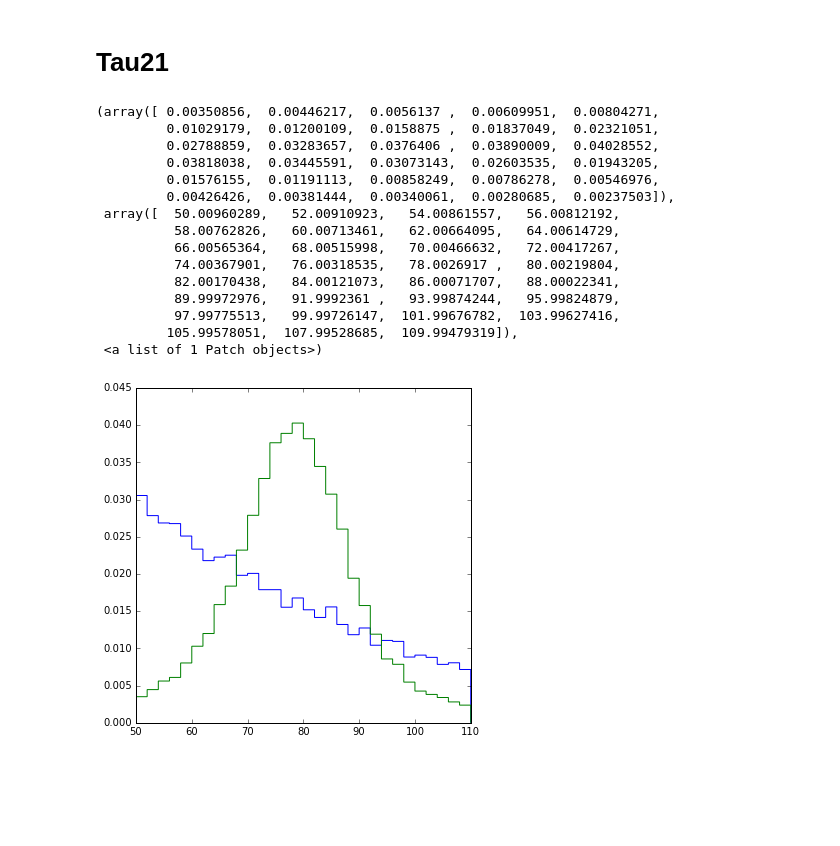
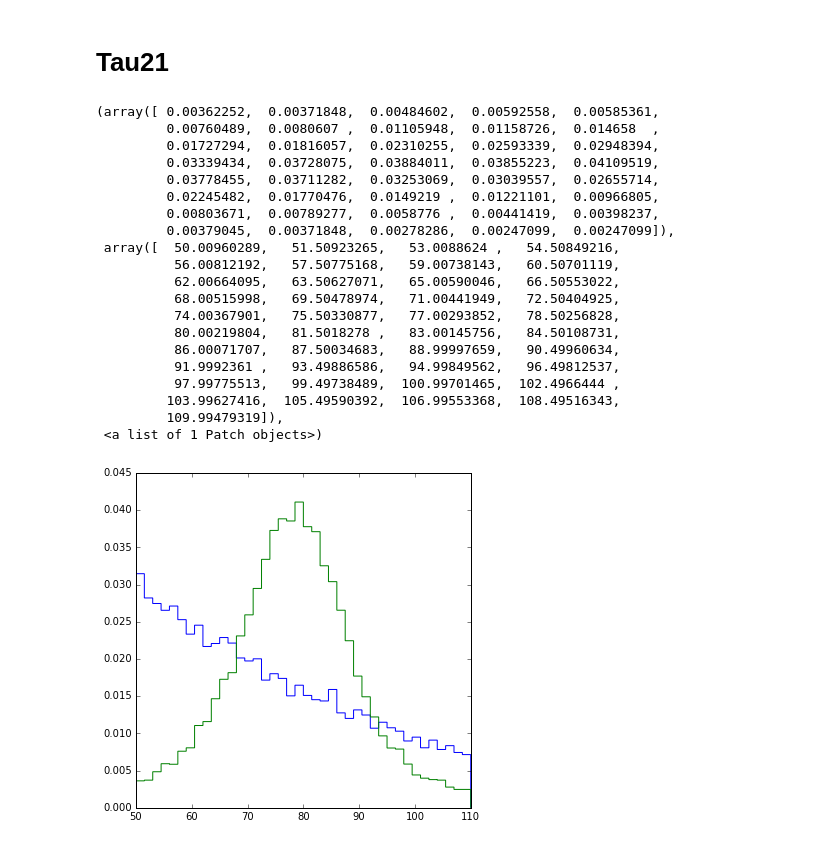
Before and after one commit to glouppe/recnn, a Jupyter notebook: notebooks/jet-study-2.ipynb, the cells around one changed output. Cells and saved outputs as stored; diff of their text form; code cells hidden in the pictures; blank space fills up the shorter version.

```diff
--- a/notebooks/jet-study-2.ipynb
+++ b/notebooks/jet-study-2.ipynb
@@ -981,25 +975,30 @@ bkg_tau21 = tau21[mask]
 bkg_pt = pt[mask]
 bkg_mass = mass[mask]
 # %%
-plt.hist(bkg_mass, histtype="step", bins=30, normed=1)
-plt.hist(signal_mass, histtype="step", bins=30, normed=1)
+plt.hist(bkg_mass, histtype="step", bins=40, normed=1)
+plt.hist(signal_mass, histtype="step", bins=40, normed=1)
 # %% [output]
-(array([ 0.00350856,  0.00446217,  0.0056137 ,  0.00609951,  0.00804271,
-         0.01029179,  0.01200109,  0.0158875 ,  0.01837049,  0.02321051,
-         0.02788859,  0.03283657,  0.0376406 ,  0.03890009,  0.04028552,
-         0.03818038,  0.03445591,  0.03073143,  0.02603535,  0.01943205,
-         0.01576155,  0.01191113,  0.00858249,  0.00786278,  0.00546976,
-         0.00426426,  0.00381444,  0.00340061,  0.00280685,  0.00237503]),
- array([  50.00960289,   52.00910923,   54.00861557,   56.00812192,
-          58.00762826,   60.00713461,   62.00664095,   64.00614729,
-          66.00565364,   68.00515998,   70.00466632,   72.00417267,
-          74.00367901,   76.00318535,   78.0026917 ,   80.00219804,
-          82.00170438,   84.00121073,   86.00071707,   88.00022341,
-          89.99972976,   91.9992361 ,   93.99874244,   95.99824879,
-          97.99775513,   99.99726147,  101.99676782,  103.99627416,
-         105.99578051,  107.99528685,  109.99479319]),
+(array([ 0.00362252,  0.00371848,  0.00484602,  0.00592558,  0.00585361,
+         0.00760489,  0.0080607 ,  0.01105948,  0.01158726,  0.014658  ,
+         0.01727294,  0.01816057,  0.02310255,  0.02593339,  0.02948394,
+         0.03339434,  0.03728075,  0.03884011,  0.03855223,  0.04109519,
+         0.03778455,  0.03711282,  0.03253069,  0.03039557,  0.02655714,
+         0.02245482,  0.01770476,  0.0149219 ,  0.01221101,  0.00966805,
+         0.00803671,  0.00789277,  0.0058776 ,  0.00441419,  0.00398237,
+         0.00379045,  0.00371848,  0.00278286,  0.00247099,  0.00247099]),
+ array([  50.00960289,   51.50923265,   53.0088624 ,   54.50849216,
+          56.00812192,   57.50775168,   59.00738143,   60.50701119,
+          62.00664095,   63.50627071,   65.00590046,   66.50553022,
+          68.00515998,   69.50478974,   71.00441949,   72.50404925,
+          74.00367901,   75.50330877,   77.00293852,   78.50256828,
+          80.00219804,   81.5018278 ,   83.00145756,   84.50108731,
+          86.00071707,   87.50034683,   88.99997659,   90.49960634,
+          91.9992361 ,   93.49886586,   94.99849562,   96.49812537,
+          97.99775513,   99.49738489,  100.99701465,  102.4966444 ,
+         103.99627416,  105.49590392,  106.99553368,  108.49516343,
+         109.99479319]),
  <a list of 1 Patch objects>)
-[figure, old version]
+[figure, new version]
 # %%
 tau21 = np.concatenate((signal_tau21, bkg_tau21))
 pts = np.concatenate((signal_pt, bkg_pt))
```
Also changed, not shown: parts of 6 cells of this notebook.
